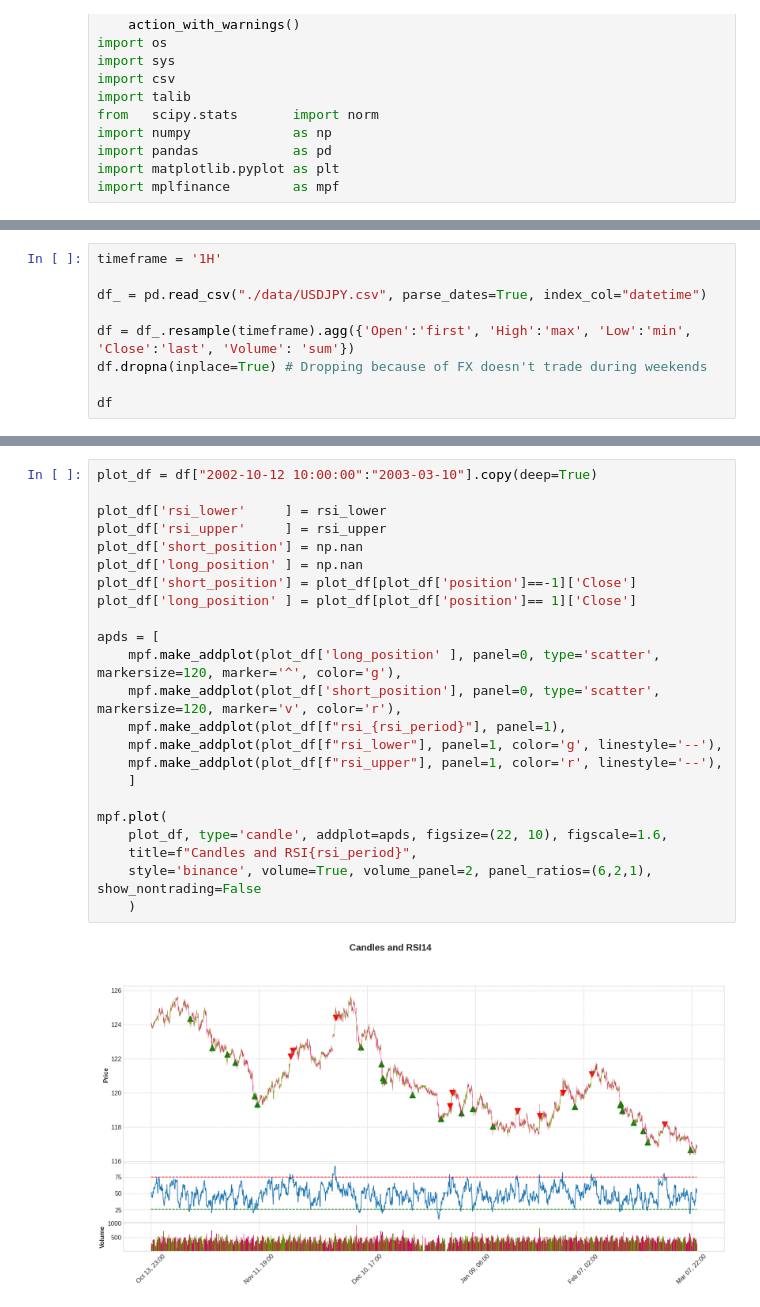
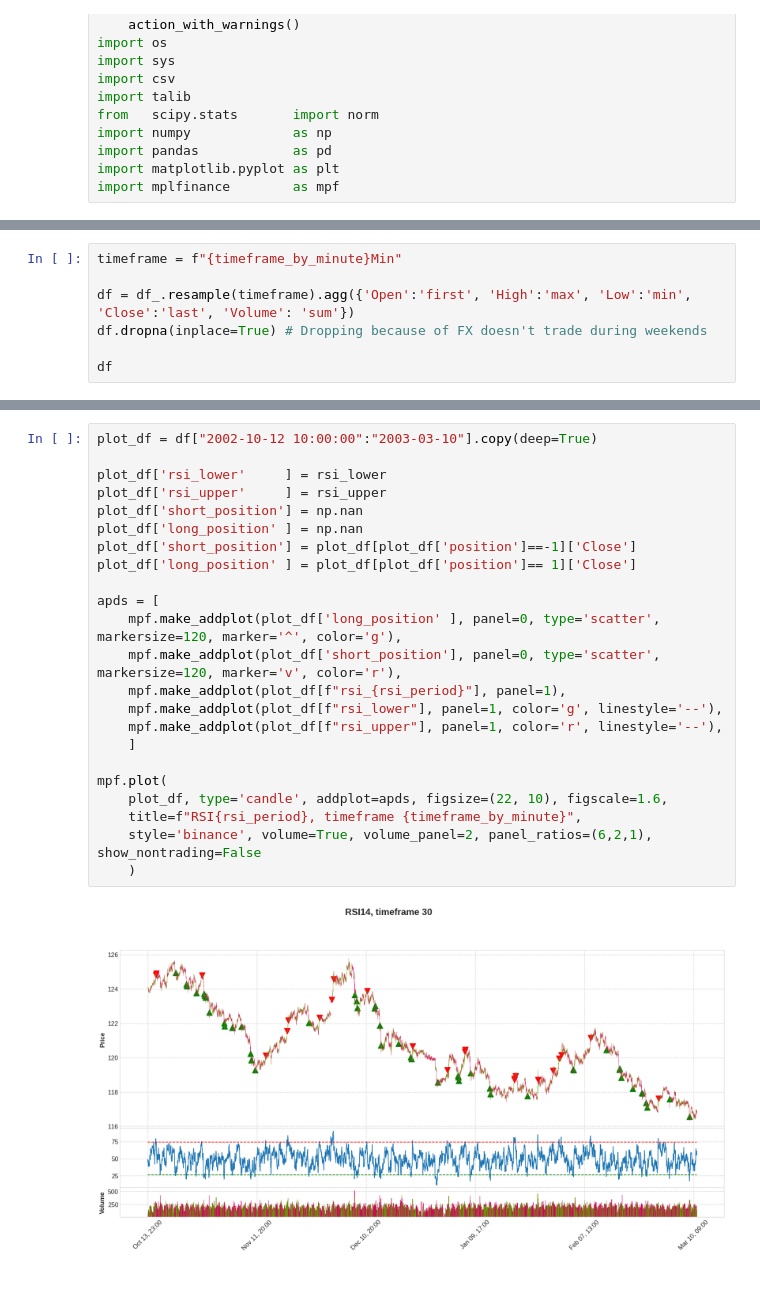
Before and after one commit to sharavsambuu/trading-cost-analysis, a Jupyter notebook: fx_rsi_slippage.ipynb, the cells around one changed output, grey strips where cells are left out. Saved outputs shown, nothing was run; the diff lists cells and outputs as text.

```diff
--- a/fx_rsi_slippage.ipynb
+++ b/fx_rsi_slippage.ipynb
@@ -17,7 +21,5 @@ import mplfinance        as mpf
 # %%
-timeframe = '1H'
-
-df_ = pd.read_csv("./data/USDJPY.csv", parse_dates=True, index_col="datetime")
+timeframe = f"{timeframe_by_minute}Min"
 
 df = df_.resample(timeframe).agg({'Open':'first', 'High':'max', 'Low':'min', 'Close':'last', 'Volume': 'sum'})
 df.dropna(inplace=True) # Dropping because of FX doesn't trade during weekends
@@ -94,28 +96,28 @@ Name: count, dtype: int64
 # %%
 plot_df = df["2002-10-12 10:00:00":"2003-03-10"].copy(deep=True)
 
 plot_df['rsi_lower'     ] = rsi_lower
 plot_df['rsi_upper'     ] = rsi_upper
 plot_df['short_position'] = np.nan
 plot_df['long_position' ] = np.nan
 plot_df['short_position'] = plot_df[plot_df['position']==-1]['Close']
 plot_df['long_position' ] = plot_df[plot_df['position']== 1]['Close']
 
 apds = [
     mpf.make_addplot(plot_df['long_position' ], panel=0, type='scatter', markersize=120, marker='^', color='g'),
     mpf.make_addplot(plot_df['short_position'], panel=0, type='scatter', markersize=120, marker='v', color='r'),
     mpf.make_addplot(plot_df[f"rsi_{rsi_period}"], panel=1),
     mpf.make_addplot(plot_df[f"rsi_lower"], panel=1, color='g', linestyle='--'),
     mpf.make_addplot(plot_df[f"rsi_upper"], panel=1, color='r', linestyle='--'),
     ]
 
 mpf.plot(
     plot_df, type='candle', addplot=apds, figsize=(22, 10), figscale=1.6,
-    title=f"Candles and RSI{rsi_period}",
+    title=f"RSI{rsi_period}, timeframe {timeframe_by_minute}",
     style='binance', volume=True, volume_panel=2, panel_ratios=(6,2,1), show_nontrading=False
     )
 # %% [output]
-[figure, old version]
+[figure, new version]
 # %%
 # Mapping entry prices from higher timeframe to lower timeframe in order to analyze slippages
 # Scenario is like when signal is generated based on Close price of higher timerframe, so we
```
Also changed, not shown: parts of 33 cells of this notebook, 2 other files.
